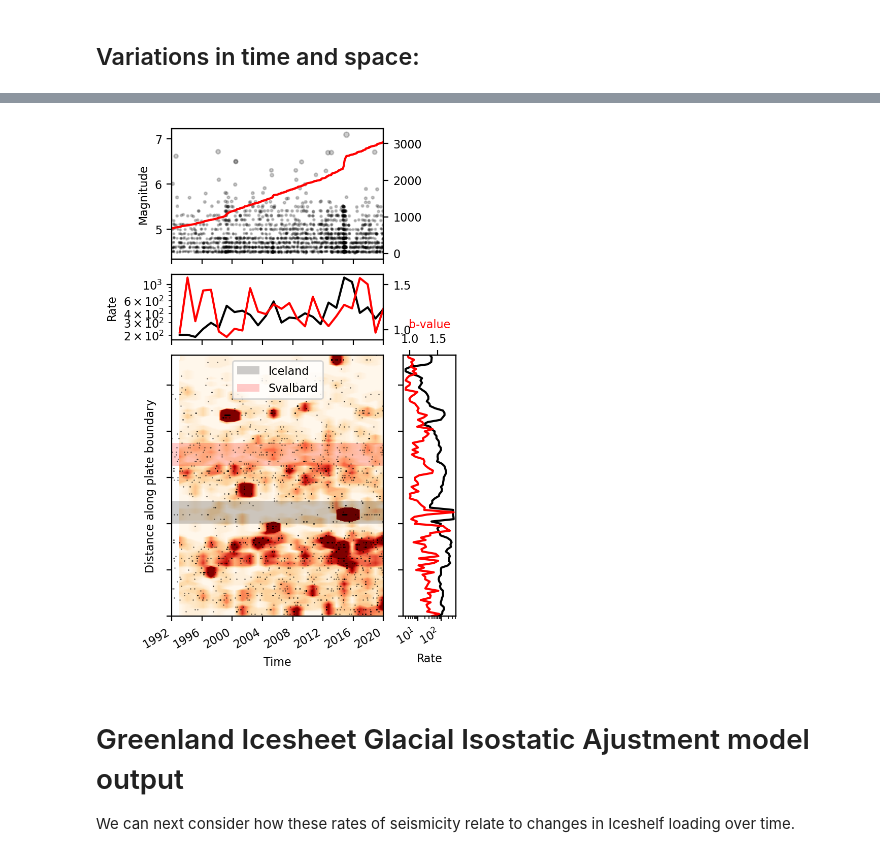
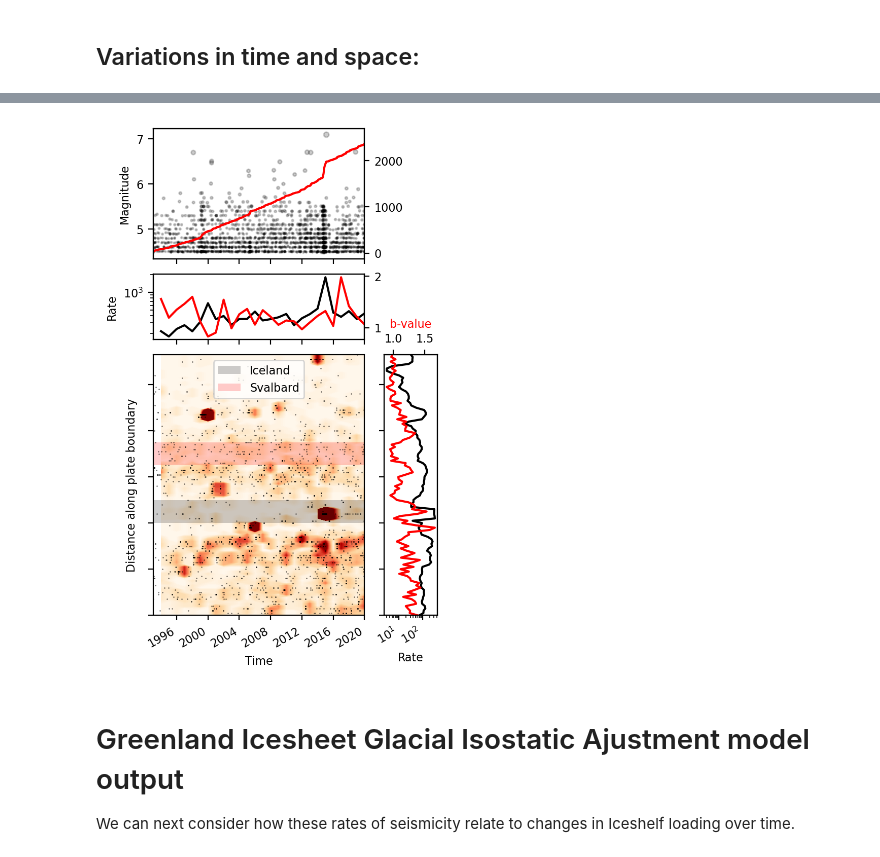
Before and after one commit to keliankaz/GrGIA_seismicity, a Jupyter notebook: gr_gia_seismic_NORTH_ATLANTIC.ipynb, the cells around one changed output, grey strips where cells are left out. Cells and saved outputs as stored; diff of their text form; code cells hidden in the pictures.

Commit message:
long term gia and figure touch ups

```diff
--- a/gr_gia_seismic_NORTH_ATLANTIC.ipynb
+++ b/gr_gia_seismic_NORTH_ATLANTIC.ipynb
@@ -103,7 +112,7 @@ earthquake_catalog_metadata = {
     "ISC": {
         "filename": "north_atlantic_catalog.csv",
         "magnitude_cutoff": 4.5,
-        "starttime": "1980-01-01",
+        "starttime": "1992-01-01",
         "endtime": "2022-01-01",
         "buffer": 4,
     },
@@ -113,14 +122,18 @@ earthquake_catalog_metadata = {
 
 earthquake_metadata = earthquake_catalog_metadata["ISC"]  # Option here
 
-AVAILABLE_STRAIN_RATE_FILES = [
-    "november_22/strain.mat",
-    "febuary_23/yearly_strain_rate_tensors_l90ump5lm3_smoothice_2D_WDEG1.mat",   # only horizonatal stains are available
-    "febuary_23/yearly_strain_rate_tensors_l90ump5lm3_smoothice.mat",
-]
+AVAILABLE_STRAIN_RATE_FILES = {
+    "november22": "november_22/strain.mat",
+    "febuary23_thick": "febuary_23/yearly_strain_rate_tensors_l90ump5lm3_smoothice.mat",
+    "febuary23_thin": "febuary_23/yearly_strain_rate_tensors_l40um5_18lm3_smoothice.mat",
+    "febuary23_2d": "febuary_23/yearly_strain_rate_tensors_l90ump5lm3_smoothice_2D_WDEG1.mat",   # only horizonatal stains are available,
+    "april23_thin": "April23/Full Strain Tensors w Smoothing/yearly_strain_rate_tensors_l40um5_18lm3_smoothice_S.mat",
+    "april23_thick": "April23/Full Strain Tensors w Smoothing/yearly_strain_rate_tensors_l90ump5lm3_smoothice_S.mat",
+    "april23_long_term": "April23/Background Long Term GIA Strains/presentday_strain_rate_tensors_l90ump5lm3_ICE6G_S.mat",
+}
 
 GrGIA_strain_metadata = {
-    "filename": "febuary_23/yearly_strain_rate_tensors_l40um5_18lm3_smoothice.mat",
+    "filename": AVAILABLE_STRAIN_RATE_FILES["april23_thick"],
     "data_key": "strain_out", # unfortunately this is not consistent accross datasets.
     "starttime": 1993,
     "endtime": 2020,
@@ -131,6 +144,7 @@ GrGIA_strain_metadata = {
     "number_of_longitudes": 1022,
     "strain_units": [1e-9, "s^{-1}"],  # scale, unit
     "strain_positive_convestion": "compression",
+    "add_long_term_strain": False,
 }
 
 crs = ccrs.NorthPolarStereo()
@@ -579,7 +588,7 @@ ax.scatter(_lon, _lat, s=0.5, c="r", transform=ccrs.PlateCarree())
 # %% [markdown]
 ## Variations in time and space:
 # %%
-NUMBER_OF_PERIODS = 27 + 1  # number of periods to split the catalog into
+NUMBER_OF_PERIODS = 28  # number of periods to split the catalog into
 WINDOW_SIZE = 200  # km
 NUMBER_OF_EVENTS = 200
 
@@ -590,7 +599,7 @@ all_indices = []
 catalog.time.sort_values(ignore_index=True)
 
 date_range = pd.date_range(
-    start=pd.datetime(GrGIA_strain_metadata["starttime"] - 1, 1, 1),
+    start=pd.datetime(GrGIA_strain_metadata["starttime"], 1, 1),
     end=pd.datetime(GrGIA_strain_metadata["endtime"], 1, 1),
     periods=NUMBER_OF_PERIODS,
 )
@@ -735,4 +744,4 @@ ax_y_b.set_xlabel("b-value", color="r");
-[figure, old version]
+[figure, new version]
 # %% [markdown]
 # Greenland Icesheet Glacial Isostatic Ajustment model output
 
```
Also changed, not shown: parts of 30 cells of this notebook.
